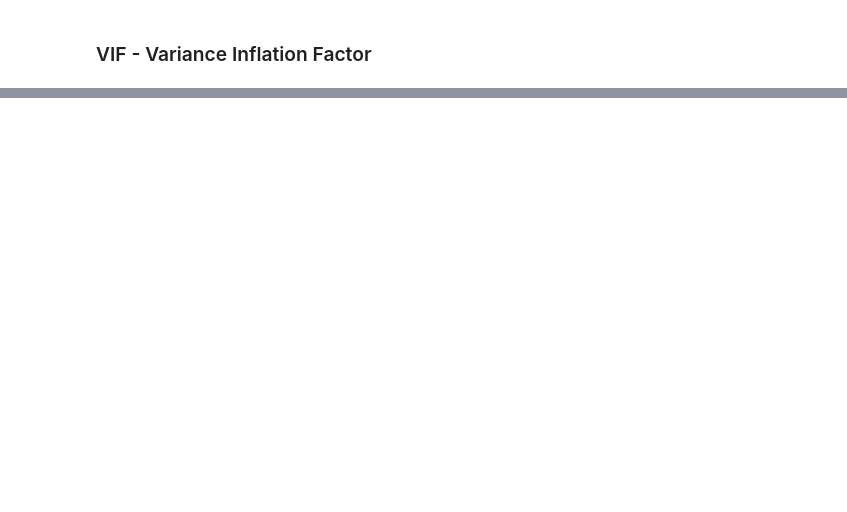
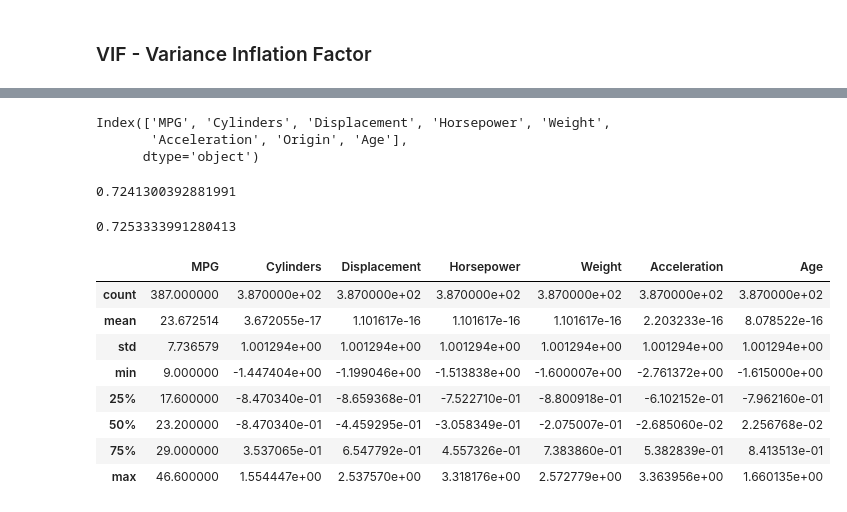
Before and after one commit to gonzur75/data_science_main, a Jupyter notebook: preparing_data_for_ml/notebooks/feature_selection.ipynb, the cells around one changed output, grey strips where cells are left out. Drawn from its saved outputs; the diff is of its cells as text; code cells hidden in the pictures; blank space fills up the shorter version.

```diff
--- a/preparing_data_for_ml/notebooks/feature_selection.ipynb
+++ b/preparing_data_for_ml/notebooks/feature_selection.ipynb
@@ -334,0 +413,6 @@ print(r2, r2_adjusted)
+# %%
+df.columns
+# %% [output]
+Index(['MPG', 'Cylinders', 'Displacement', 'Horsepower', 'Weight',
+       'Acceleration', 'Origin', 'Age'],
+      dtype='object')
@@ -334,0 +425,4 @@ print(r2, r2_adjusted)
+# %%
+lin.score(X_train, y_train)
+# %% [output]
+0.7241300392881991
@@ -334,0 +431,16 @@ print(r2, r2_adjusted)
+# %%
+r2_score(y_test, y_pred)
+# %% [output]
+0.7253333991280413
+# %%
+df.describe()
+# %% [output]
+|  | MPG | Cylinders | Displacement | Horsepower | Weight | Acceleration | Age |
+| count | 387.000000 | 3.870000e+02 | 3.870000e+02 | 3.870000e+02 | 3.870000e+02 | 3.870000e+02 | 3.870000e+02 |
+| mean | 23.672514 | 3.672055e-17 | 1.101617e-16 | 1.101617e-16 | 1.101617e-16 | 2.203233e-16 | 8.078522e-16 |
+| std | 7.736579 | 1.001294e+00 | 1.001294e+00 | 1.001294e+00 | 1.001294e+00 | 1.001294e+00 | 1.001294e+00 |
+| min | 9.000000 | -1.447404e+00 | -1.199046e+00 | -1.513838e+00 | -1.600007e+00 | -2.761372e+00 | -1.615000e+00 |
+| 25% | 17.600000 | -8.470340e-01 | -8.659368e-01 | -7.522710e-01 | -8.800918e-01 | -6.102152e-01 | -7.962160e-01 |
+| 50% | 23.200000 | -8.470340e-01 | -4.459295e-01 | -3.058349e-01 | -2.075007e-01 | -2.685060e-02 | 2.256768e-02 |
+| 75% | 29.000000 | 3.537065e-01 | 6.547792e-01 | 4.557326e-01 | 7.383860e-01 | 5.382839e-01 | 8.413513e-01 |
+| max | 46.600000 | 1.554447e+00 | 2.537570e+00 | 3.318176e+00 | 2.572779e+00 | 3.363956e+00 | 1.660135e+00 |
```
Also changed, not shown: parts of 67 cells of this notebook, 5 other files.
